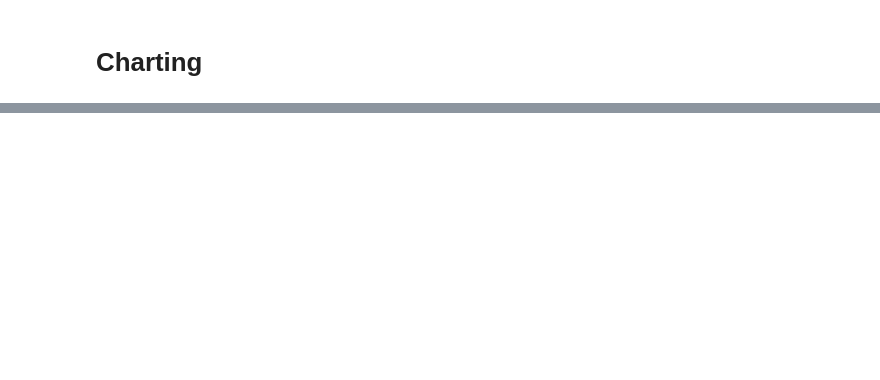
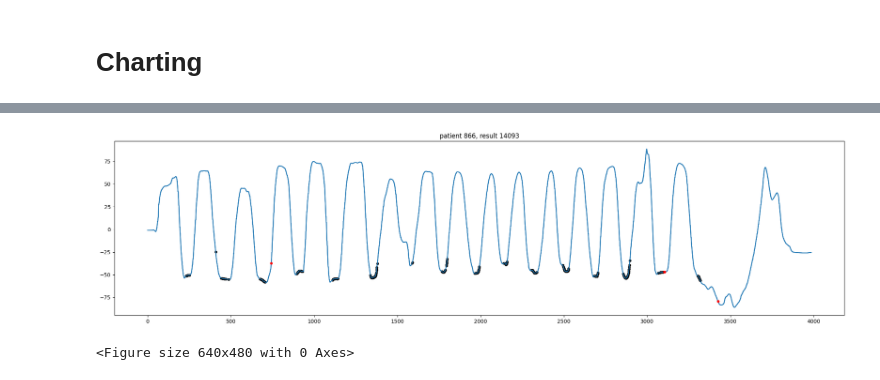
Before and after one commit to sensodevices/imu-gesture-recognition-notebook, a Jupyter notebook: data-collection.ipynb, the cells around one changed output, grey strips where cells are left out. Cells and saved outputs as stored; diff of their text form; code cells hidden in the pictures; blank space fills up the shorter version.

```diff
--- a/data-collection.ipynb
+++ b/data-collection.ipynb
@@ -273,0 +278,5 @@ plot_game_result(13284, 493)
+# %%
+plot_mark_ranges_preds(result_id=14093, key='position_type')
+# %% [output]
+[figure, added]
+<Figure size 640x480 with 0 Axes>
```
Also changed, not shown: parts of 24 cells of this notebook, 1 other file.
